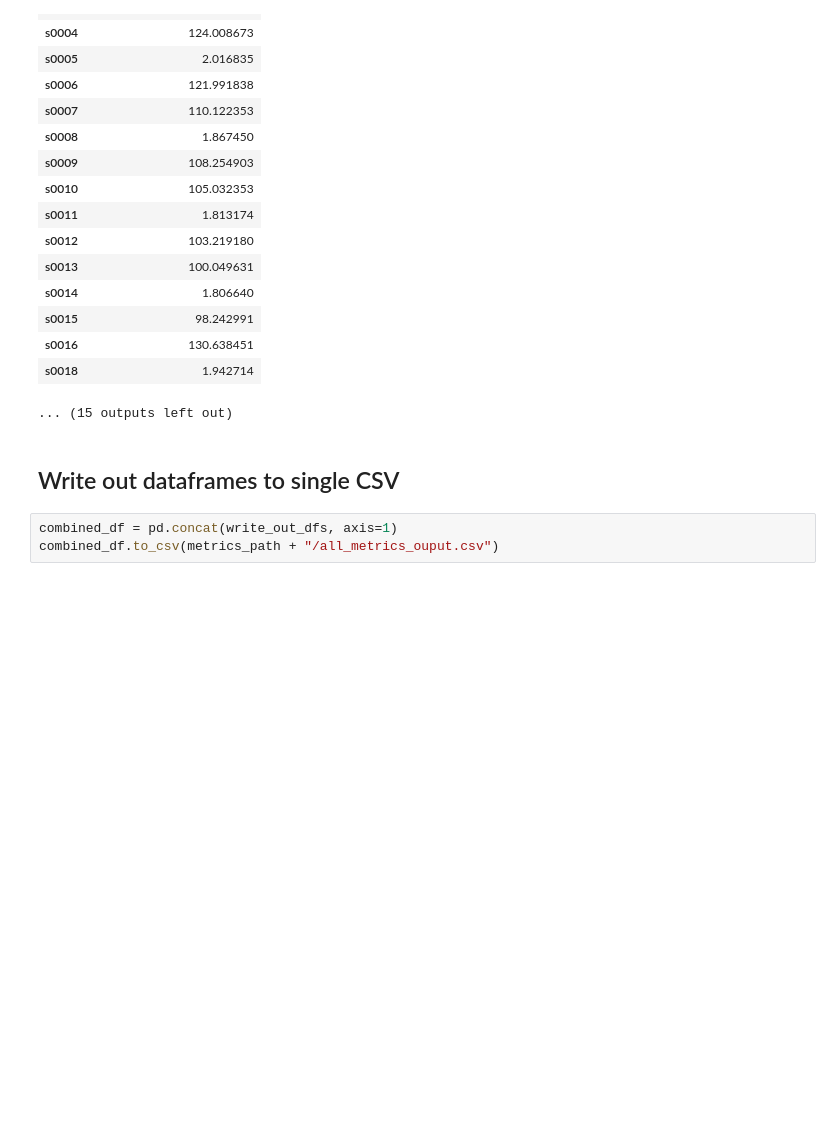
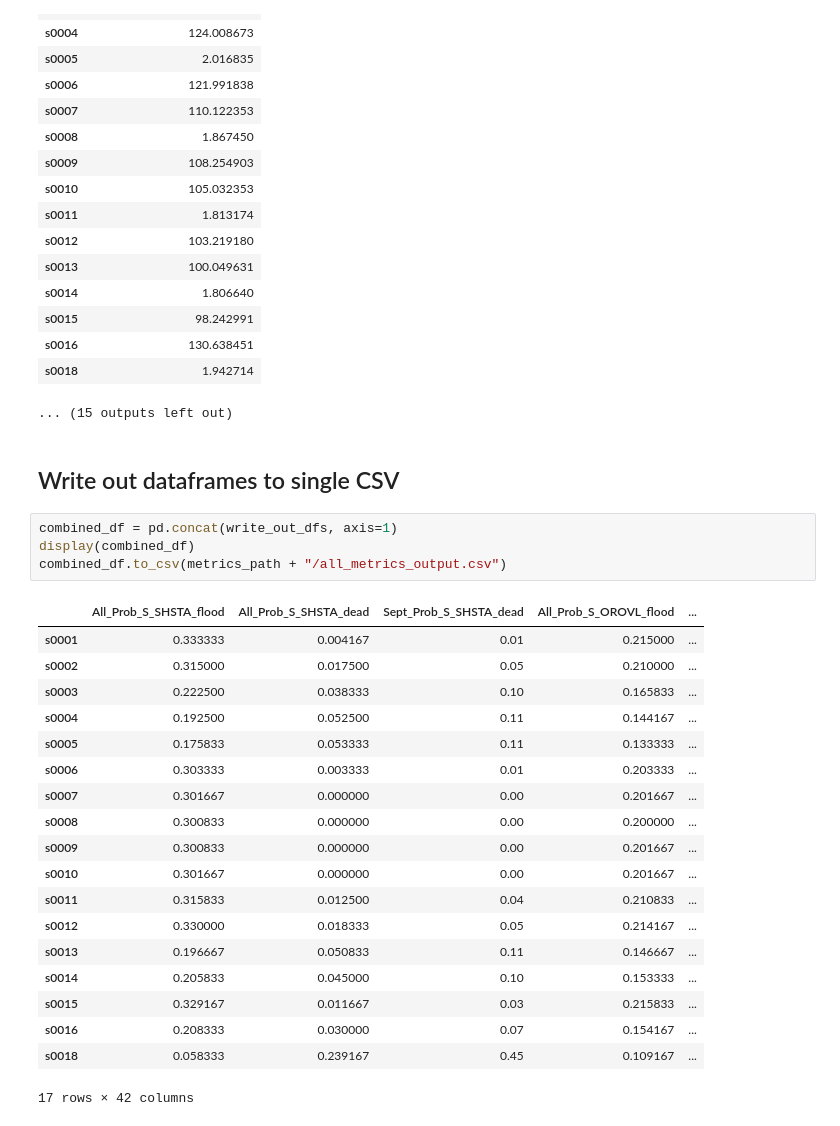
Before and after one commit to maramahmedd/coeqwal, a Jupyter notebook: notebooks/Metrics.ipynb, the cells around one changed output. Cells and saved outputs as stored; diff of their text form; blank space fills up the shorter version.

```diff
--- a/notebooks/Metrics.ipynb
+++ b/notebooks/Metrics.ipynb
@@ -492,4 +492,25 @@ for var, metric_df in metrics.items():
 ## Write out dataframes to single CSV
 # %%
 combined_df = pd.concat(write_out_dfs, axis=1)
-combined_df.to_csv(metrics_path + "/all_metrics_ouput.csv")
+display(combined_df)
+combined_df.to_csv(metrics_path + "/all_metrics_output.csv")
+# %% [output]
+|  | All_Prob_S_SHSTA_flood | All_Prob_S_SHSTA_dead | Sept_Prob_S_SHSTA_dead | All_Prob_S_OROVL_flood | ... |
+| s0001 | 0.333333 | 0.004167 | 0.01 | 0.215000 | ... |
+| s0002 | 0.315000 | 0.017500 | 0.05 | 0.210000 | ... |
+| s0003 | 0.222500 | 0.038333 | 0.10 | 0.165833 | ... |
+| s0004 | 0.192500 | 0.052500 | 0.11 | 0.144167 | ... |
+| s0005 | 0.175833 | 0.053333 | 0.11 | 0.133333 | ... |
+| s0006 | 0.303333 | 0.003333 | 0.01 | 0.203333 | ... |
+| s0007 | 0.301667 | 0.000000 | 0.00 | 0.201667 | ... |
+| s0008 | 0.300833 | 0.000000 | 0.00 | 0.200000 | ... |
+| s0009 | 0.300833 | 0.000000 | 0.00 | 0.201667 | ... |
+| s0010 | 0.301667 | 0.000000 | 0.00 | 0.201667 | ... |
+| s0011 | 0.315833 | 0.012500 | 0.04 | 0.210833 | ... |
+| s0012 | 0.330000 | 0.018333 | 0.05 | 0.214167 | ... |
+| s0013 | 0.196667 | 0.050833 | 0.11 | 0.146667 | ... |
+| s0014 | 0.205833 | 0.045000 | 0.10 | 0.153333 | ... |
+| s0015 | 0.329167 | 0.011667 | 0.03 | 0.215833 | ... |
+| s0016 | 0.208333 | 0.030000 | 0.07 | 0.154167 | ... |
+| s0018 | 0.058333 | 0.239167 | 0.45 | 0.109167 | ... |
+17 rows × 42 columns
```
Also changed, not shown: parts of 1 cell of this notebook.
